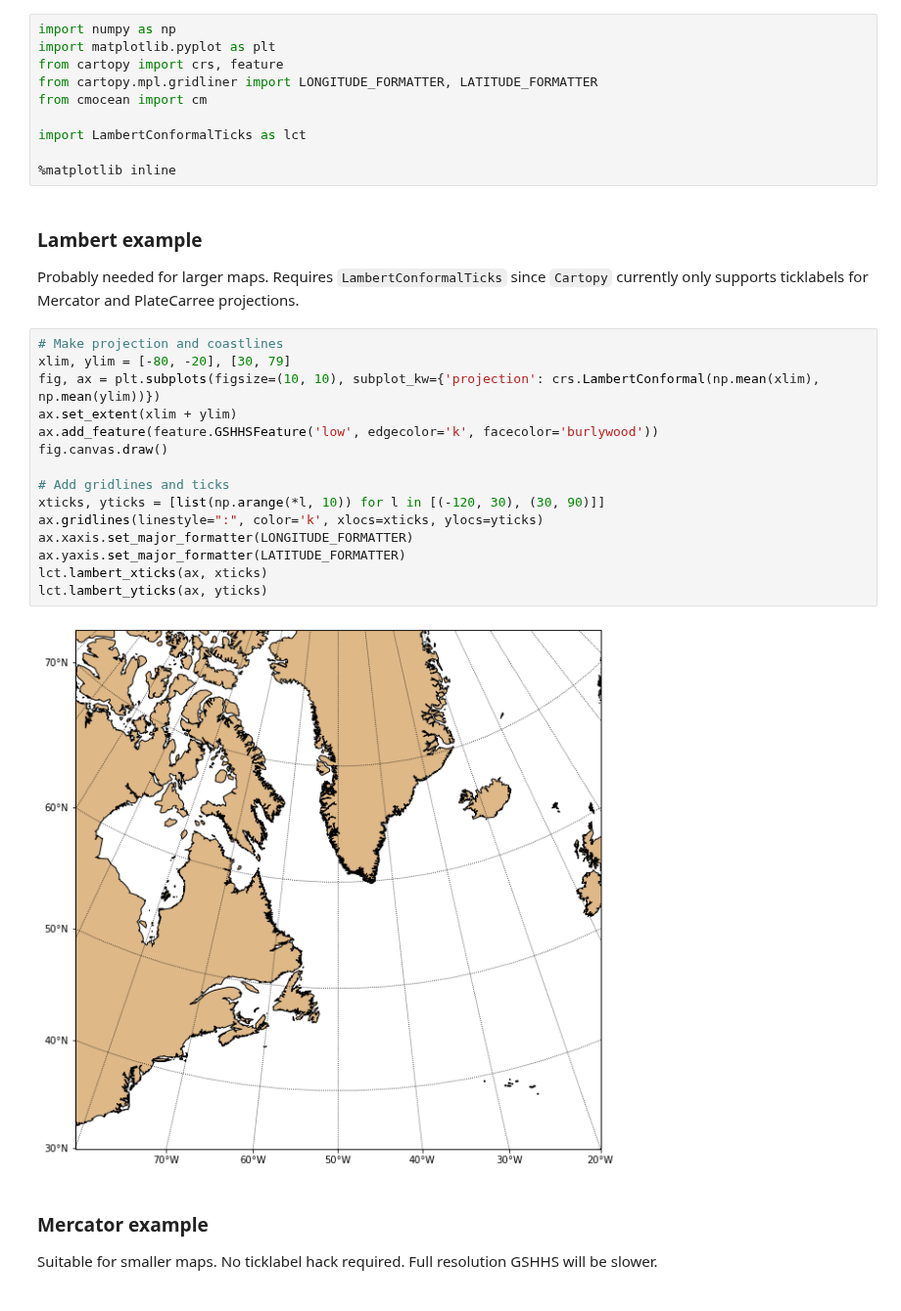
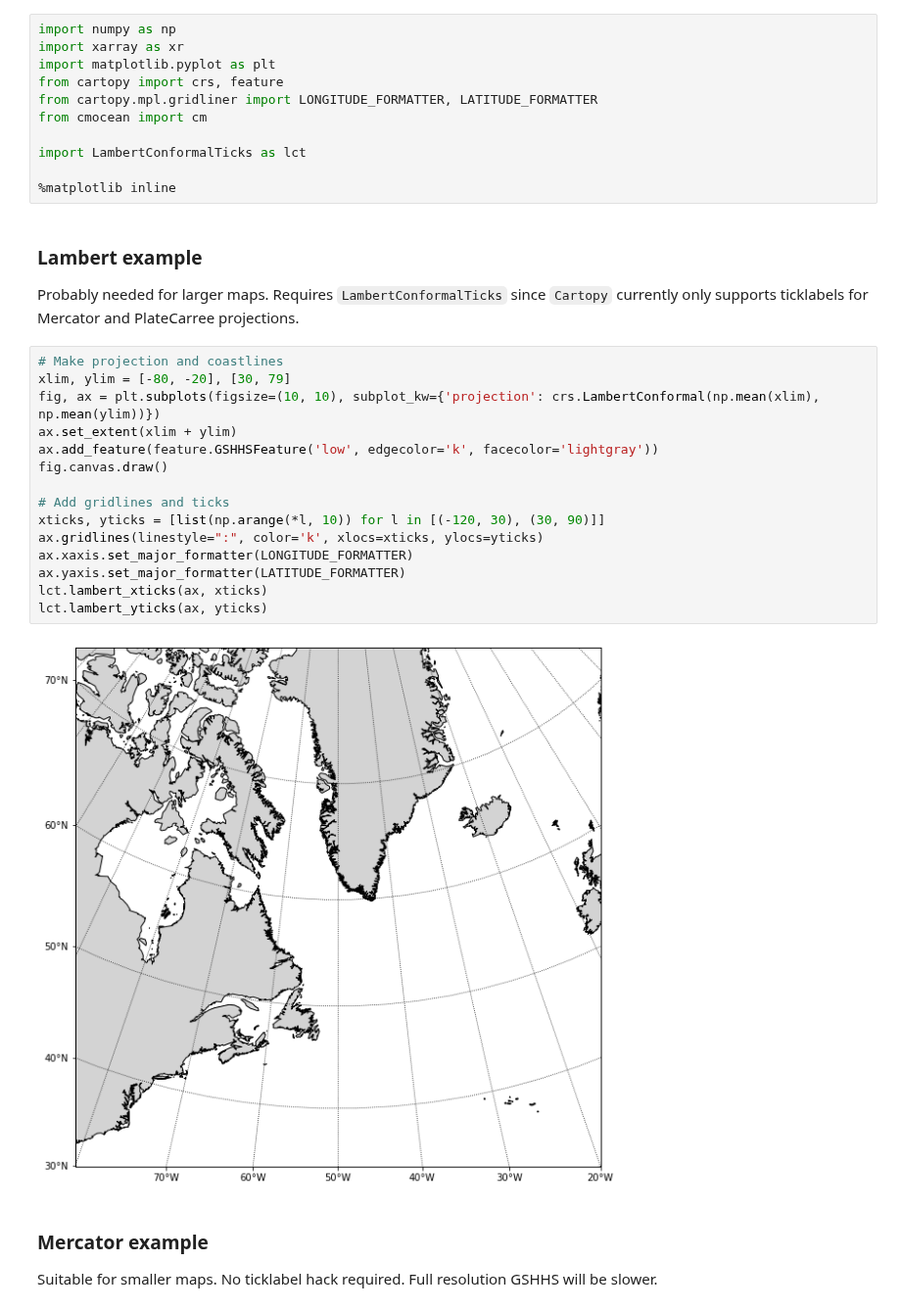
Before and after one commit to SalishSeaCast/analysis-ben, a Jupyter notebook: notebooks/maps_cartopy.ipynb, the cells around one changed output. Shown at 98% size. Saved outputs shown, nothing was run; the diff lists cells and outputs as text.

```diff
--- a/notebooks/maps_cartopy.ipynb
+++ b/notebooks/maps_cartopy.ipynb
@@ -5,5 +13,6 @@
 # %%
 import numpy as np
+import xarray as xr
 import matplotlib.pyplot as plt
 from cartopy import crs, feature
 from cartopy.mpl.gridliner import LONGITUDE_FORMATTER, LATITUDE_FORMATTER
@@ -18,20 +27,20 @@ Probably needed for larger maps. Requires `LambertConformalTicks` since `Cartopy
 # %%
 # Make projection and coastlines
 xlim, ylim = [-80, -20], [30, 79]
 fig, ax = plt.subplots(figsize=(10, 10), subplot_kw={'projection': crs.LambertConformal(np.mean(xlim), np.mean(ylim))})
 ax.set_extent(xlim + ylim)
-ax.add_feature(feature.GSHHSFeature('low', edgecolor='k', facecolor='burlywood'))
+ax.add_feature(feature.GSHHSFeature('low', edgecolor='k', facecolor='lightgray'))
 fig.canvas.draw()
 
 # Add gridlines and ticks
 xticks, yticks = [list(np.arange(*l, 10)) for l in [(-120, 30), (30, 90)]]
 ax.gridlines(linestyle=":", color='k', xlocs=xticks, ylocs=yticks)
 ax.xaxis.set_major_formatter(LONGITUDE_FORMATTER)
 ax.yaxis.set_major_formatter(LATITUDE_FORMATTER)
 lct.lambert_xticks(ax, xticks)
 lct.lambert_yticks(ax, yticks)
 # %% [output]
-[figure, old version]
+[figure, new version]
 # %% [markdown]
 ### Mercator example
 Suitable for smaller maps. No ticklabel hack required. Full resolution GSHHS will be slower.
```
Also changed, not shown: parts of 4 cells of this notebook, 2 other files.
